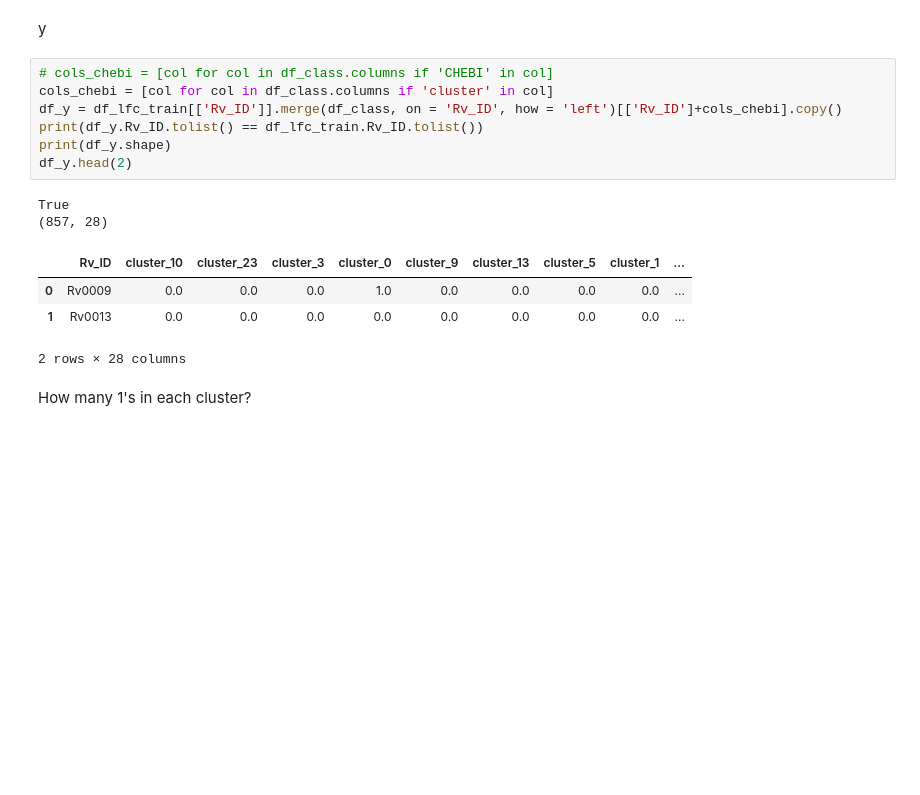
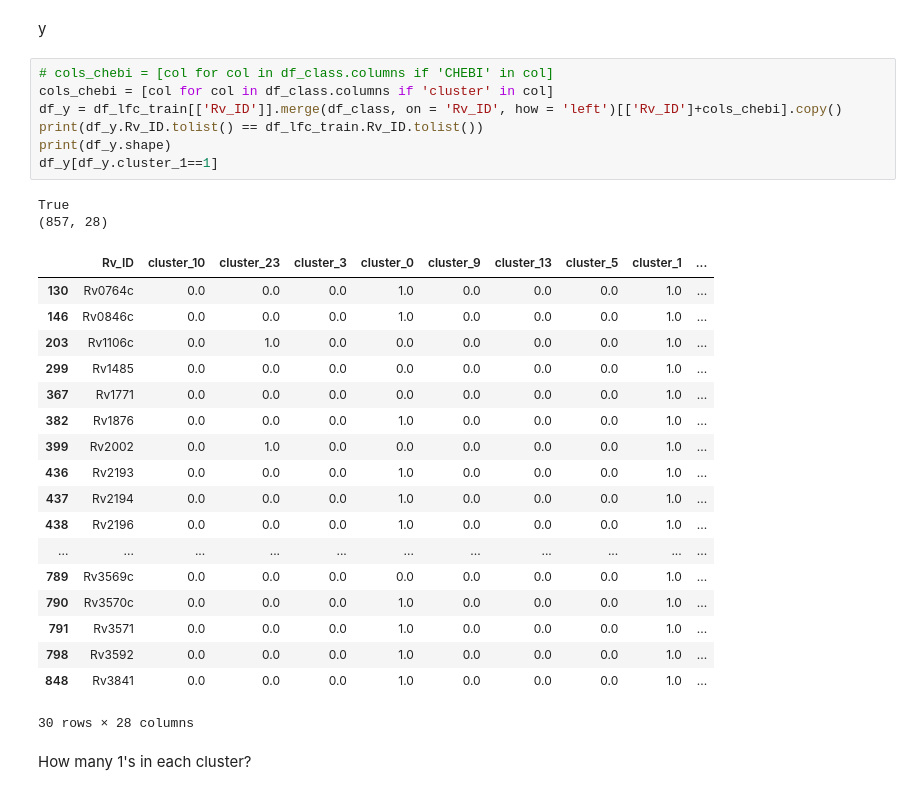
Before and after one commit to ajinich/mtb_tn_db, a Jupyter notebook: ml-standardised_data/classify_by_metabolites.ipynb, the cells around one changed output. Cells and saved outputs as stored; diff of their text form; blank space fills up the shorter version.

```diff
--- a/ml-standardised_data/classify_by_metabolites.ipynb
+++ b/ml-standardised_data/classify_by_metabolites.ipynb
@@ -163,17 +163,31 @@ y
 # %%
 # cols_chebi = [col for col in df_class.columns if 'CHEBI' in col]
 cols_chebi = [col for col in df_class.columns if 'cluster' in col]
 df_y = df_lfc_train[['Rv_ID']].merge(df_class, on = 'Rv_ID', how = 'left')[['Rv_ID']+cols_chebi].copy()
 print(df_y.Rv_ID.tolist() == df_lfc_train.Rv_ID.tolist())
 print(df_y.shape)
-df_y.head(2)
+df_y[df_y.cluster_1==1]
 # %% [output]
 True
 (857, 28)
 |  | Rv_ID | cluster_10 | cluster_23 | cluster_3 | cluster_0 | cluster_9 | cluster_13 | cluster_5 | cluster_1 | ... |
-| 0 | Rv0009 | 0.0 | 0.0 | 0.0 | 1.0 | 0.0 | 0.0 | 0.0 | 0.0 | ... |
-| 1 | Rv0013 | 0.0 | 0.0 | 0.0 | 0.0 | 0.0 | 0.0 | 0.0 | 0.0 | ... |
+| 130 | Rv0764c | 0.0 | 0.0 | 0.0 | 1.0 | 0.0 | 0.0 | 0.0 | 1.0 | ... |
+| 146 | Rv0846c | 0.0 | 0.0 | 0.0 | 1.0 | 0.0 | 0.0 | 0.0 | 1.0 | ... |
+| 203 | Rv1106c | 0.0 | 1.0 | 0.0 | 0.0 | 0.0 | 0.0 | 0.0 | 1.0 | ... |
+| 299 | Rv1485 | 0.0 | 0.0 | 0.0 | 0.0 | 0.0 | 0.0 | 0.0 | 1.0 | ... |
+| 367 | Rv1771 | 0.0 | 0.0 | 0.0 | 0.0 | 0.0 | 0.0 | 0.0 | 1.0 | ... |
+| 382 | Rv1876 | 0.0 | 0.0 | 0.0 | 1.0 | 0.0 | 0.0 | 0.0 | 1.0 | ... |
+| 399 | Rv2002 | 0.0 | 1.0 | 0.0 | 0.0 | 0.0 | 0.0 | 0.0 | 1.0 | ... |
+| 436 | Rv2193 | 0.0 | 0.0 | 0.0 | 1.0 | 0.0 | 0.0 | 0.0 | 1.0 | ... |
+| 437 | Rv2194 | 0.0 | 0.0 | 0.0 | 1.0 | 0.0 | 0.0 | 0.0 | 1.0 | ... |
+| 438 | Rv2196 | 0.0 | 0.0 | 0.0 | 1.0 | 0.0 | 0.0 | 0.0 | 1.0 | ... |
+| ... | ... | ... | ... | ... | ... | ... | ... | ... | ... | ... |
+| 789 | Rv3569c | 0.0 | 0.0 | 0.0 | 0.0 | 0.0 | 0.0 | 0.0 | 1.0 | ... |
+| 790 | Rv3570c | 0.0 | 0.0 | 0.0 | 1.0 | 0.0 | 0.0 | 0.0 | 1.0 | ... |
+| 791 | Rv3571 | 0.0 | 0.0 | 0.0 | 1.0 | 0.0 | 0.0 | 0.0 | 1.0 | ... |
+| 798 | Rv3592 | 0.0 | 0.0 | 0.0 | 1.0 | 0.0 | 0.0 | 0.0 | 1.0 | ... |
+| 848 | Rv3841 | 0.0 | 0.0 | 0.0 | 1.0 | 0.0 | 0.0 | 0.0 | 1.0 | ... |
-2 rows × 28 columns
+30 rows × 28 columns
 # %% [markdown]
 How many 1's in each cluster?
 # %%
```
Also changed, not shown: parts of 6 cells of this notebook, 14 other files.
